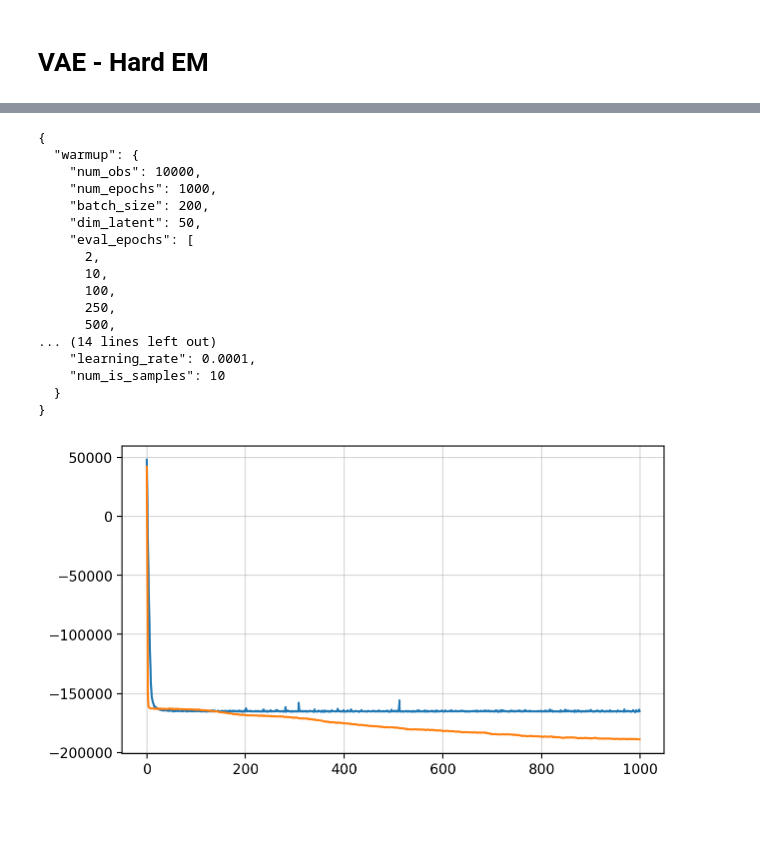
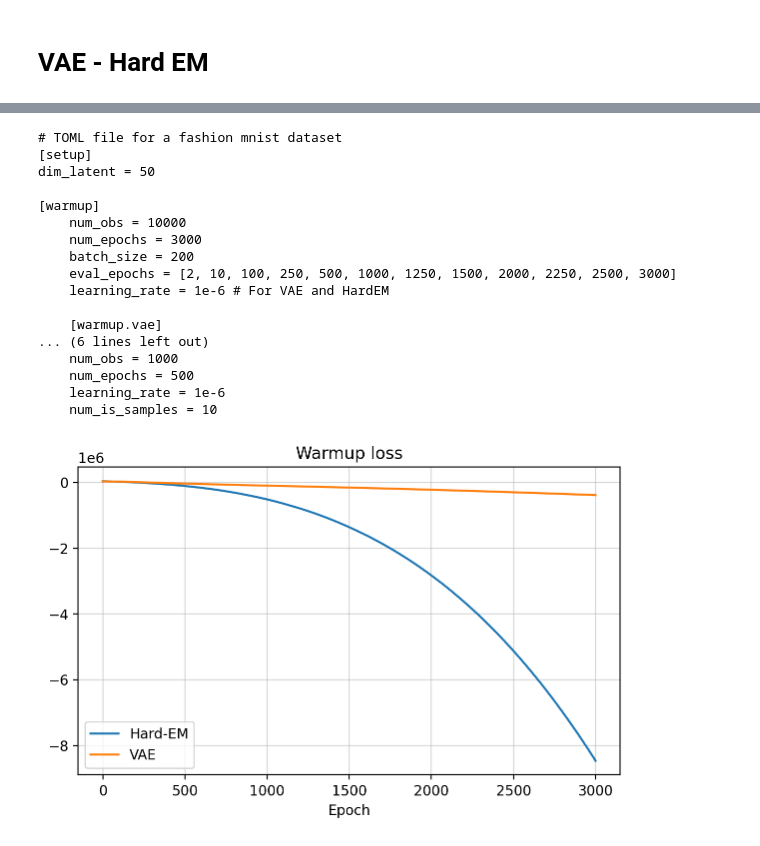
Before and after one commit to gerdm/hard-em-lvm, a Jupyter notebook: notebooks/13-experiment-analysis.ipynb, the cells around one changed output, grey strips where cells are left out. Cells and saved outputs as stored; diff of their text form; code cells hidden in the pictures; blank space fills up the shorter version.

```diff
--- a/notebooks/13-experiment-analysis.ipynb
+++ b/notebooks/13-experiment-analysis.ipynb
@@ -47,36 +40,39 @@ print(*experiments, sep="\n")
 # %%
-path_experiment = experiments[-1]
+path_experiment = experiments[-2]
 with open(path_experiment, "rb") as f:
     experiment = pickle.load(f)
 # %%
 path_config = os.path.join("..", experiment["metadata"]["path_config"])
-with open(path_config, "rb") as f:
-    config = tomli.load(f)
+with open(path_config, "r") as f:
+    config = f.read()
 
-print(json.dumps(config, indent=2))
+print(config)
 # %% [output]
-{
-  "warmup": {
-    "num_obs": 10000,
-    "num_epochs": 1000,
-    "batch_size": 200,
-    "dim_latent": 50,
-    "eval_epochs": [
-      2,
-      10,
-      100,
-      250,
-      500,
-... (14 lines left out)
-    "learning_rate": 0.0001,
-    "num_is_samples": 10
-  }
-}
+# TOML file for a fashion mnist dataset
+[setup]
+dim_latent = 50
+
+[warmup]
+    num_obs = 10000
+    num_epochs = 3000
+    batch_size = 200
+    eval_epochs = [2, 10, 100, 250, 500, 1000, 1250, 1500, 2000, 2250, 2500, 3000]
+    learning_rate = 1e-6 # For VAE and HardEM
+
+    [warmup.vae]
+... (6 lines left out)
+    num_obs = 1000
+    num_epochs = 500
+    learning_rate = 1e-6
+    num_is_samples = 10
 # %%
 fig, ax = plt.subplots(figsize=(7, 4))
+plt.plot(experiment["warmup"]["hardem"]["hist_loss"], label="Hard-EM")
 plt.plot(experiment["warmup"]["vae"]["hist_loss"], label="VAE")
-plt.plot(experiment["warmup"]["hardem"]["hist_loss"], label="Hard-EM")
+plt.legend()
+plt.title("Warmup loss")
+plt.xlabel("Epoch")
 plt.grid(alpha=0.5)
 # %% [output]
-[figure, old version]
+[figure, new version]
 # %%
```
Also changed, not shown: parts of 2 cells of this notebook.
